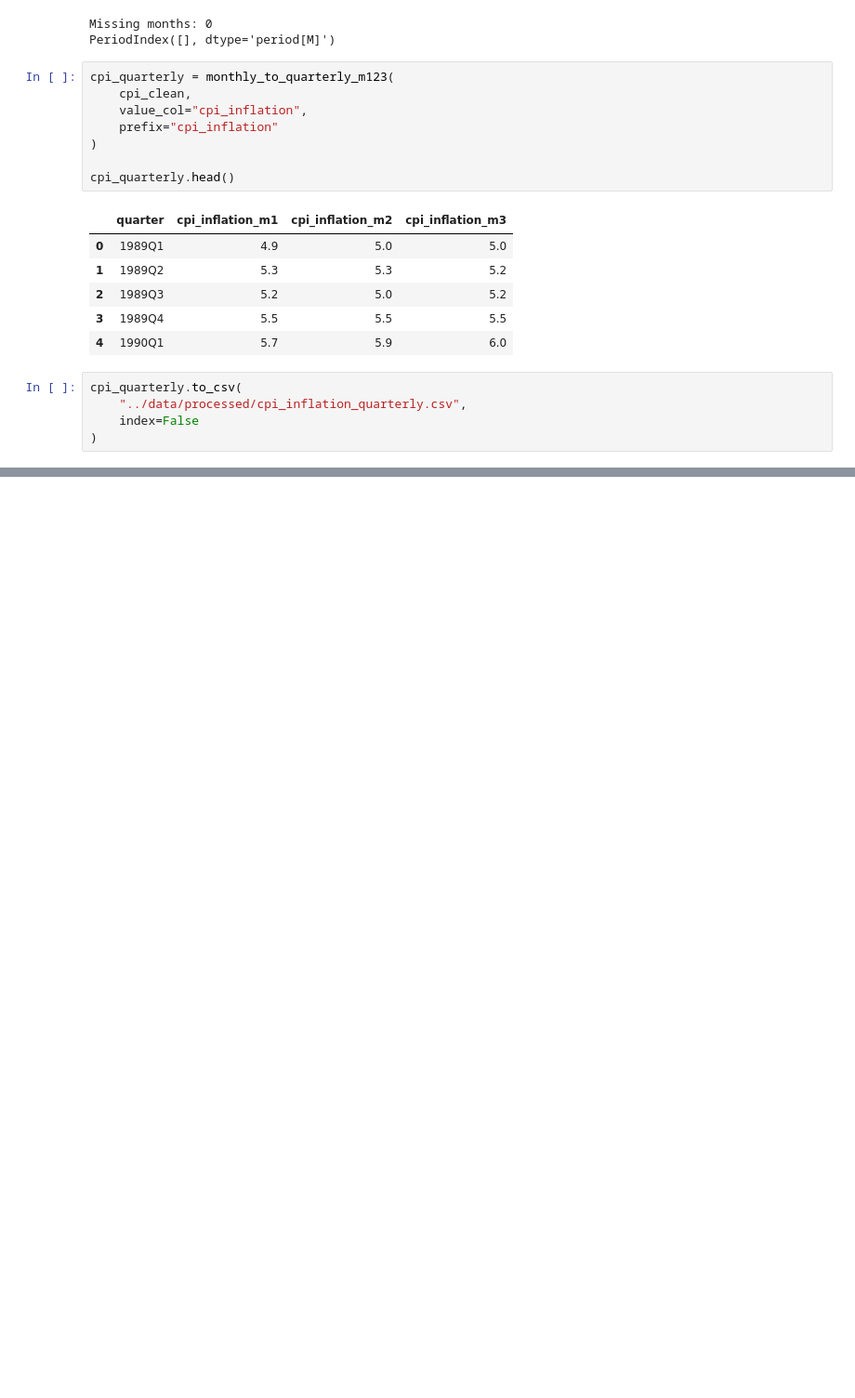
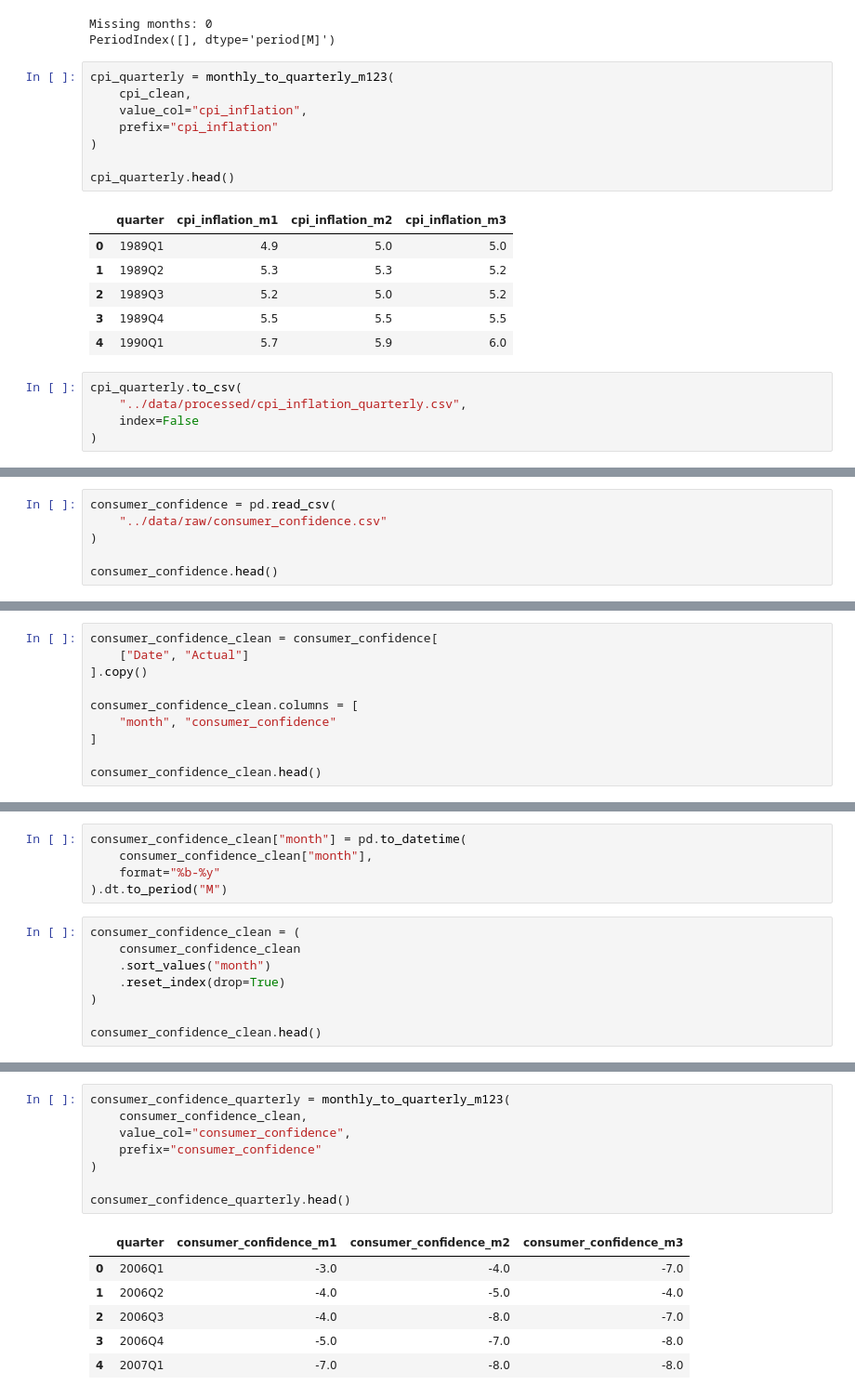
Before and after one commit to ivanredkovets/uk-gdp-nowcasting, a Jupyter notebook: notebooks/02_data_preparation.ipynb, the cells around one changed output, grey strips where cells are left out. Shown at 93% size. Drawn from its saved outputs; the diff is of its cells as text; blank space fills up the shorter version.

```diff
--- a/notebooks/02_data_preparation.ipynb
+++ b/notebooks/02_data_preparation.ipynb
@@ -1220,0 +1400,6 @@ cpi_quarterly.to_csv(
+# %%
+consumer_confidence = pd.read_csv(
+    "../data/raw/consumer_confidence.csv"
+)
+
+consumer_confidence.head()
@@ -1220,0 +1436,10 @@ cpi_quarterly.to_csv(
+# %%
+consumer_confidence_clean = consumer_confidence[
+    ["Date", "Actual"]
+].copy()
+
+consumer_confidence_clean.columns = [
+    "month", "consumer_confidence"
+]
+
+consumer_confidence_clean.head()
@@ -1220,0 +1453,13 @@ cpi_quarterly.to_csv(
+# %%
+consumer_confidence_clean["month"] = pd.to_datetime(
+    consumer_confidence_clean["month"],
+    format="%b-%y"
+).dt.to_period("M")
+# %%
+consumer_confidence_clean = (
+    consumer_confidence_clean
+    .sort_values("month")
+    .reset_index(drop=True)
+)
+
+consumer_confidence_clean.head()
@@ -1220,0 +1499,15 @@ cpi_quarterly.to_csv(
+# %%
+consumer_confidence_quarterly = monthly_to_quarterly_m123(
+    consumer_confidence_clean,
+    value_col="consumer_confidence",
+    prefix="consumer_confidence"
+)
+
+consumer_confidence_quarterly.head()
+# %% [output]
+|  | quarter | consumer_confidence_m1 | consumer_confidence_m2 | consumer_confidence_m3 |
+| 0 | 2006Q1 | -3.0 | -4.0 | -7.0 |
+| 1 | 2006Q2 | -4.0 | -5.0 | -4.0 |
+| 2 | 2006Q3 | -4.0 | -8.0 | -7.0 |
+| 3 | 2006Q4 | -5.0 | -7.0 | -8.0 |
+| 4 | 2007Q1 | -7.0 | -8.0 | -8.0 |
```
Also changed, not shown: parts of 37 cells of this notebook, 3 other files.
